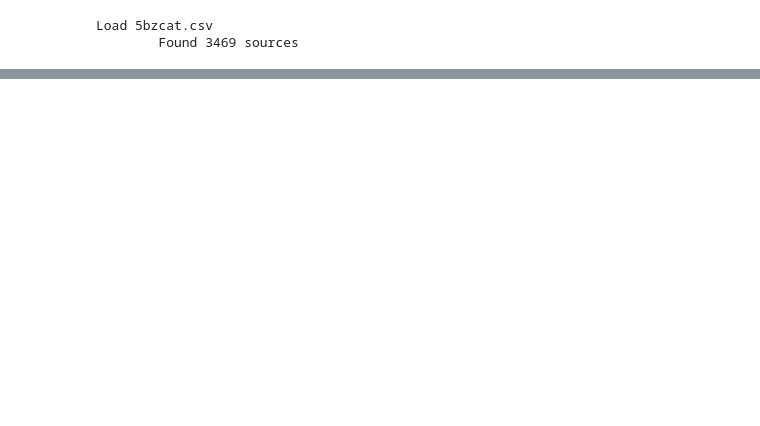
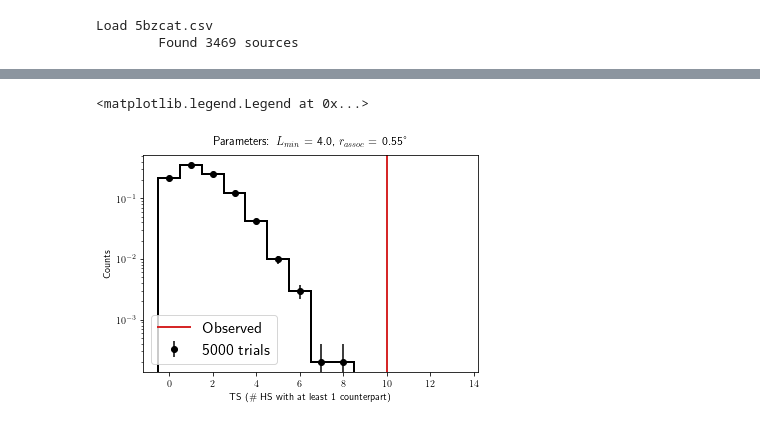
Before and after one commit to chiarabellenghi/Correlation_Analysis, a Jupyter notebook: notebooks/Run_trials.ipynb, the cells around one changed output, grey strips where cells are left out. Drawn from its saved outputs; the diff is of its cells as text; code cells hidden in the pictures; blank space fills up the shorter version.

```diff
--- a/notebooks/Run_trials.ipynb
+++ b/notebooks/Run_trials.ipynb
@@ -75,23 +77,25 @@ After the cut(s), 19 hotspots will be analysed.
 # %%
+observed_ts = 10
+
 fig,ax = plt.subplots(figsize=(6,4))
 
 counts, bins = np.histogram(trials, bins=np.arange(0,15))
 binc = 0.5 * (bins[1:] + bins[:-1])-.5
 counts_norm = counts/np.sum(counts)
 ax.errorbar(binc, counts_norm, yerr=[np.sqrt(counts)/np.sum(counts),np.sqrt(counts)/np.sum(counts)],
              fmt="o", color="k", zorder=10,
              label=f"{trials.size} trials"
             )
 ax.hist(binc, bins-.5, weights=counts_norm, histtype='step', color='k', lw=2)
 ax.axvline(observed_ts, color="tab:red", label="Observed", lw=2)
 
 ax.set_yscale('log')
-# ax.set_ylim(1e-5,)
-# ax.set_xlim(0,10)
 
-
-ax.set_title(f"Parameters: $L_{{min}}$ = {L}, $r_{{assoc}}$ = {r}°", pad=10)
+ax.set_title(f"Parameters: $L_{{min}}$ = {C.logpVal_thr}, $r_{{assoc}}$ = {sigma}°", pad=10)
 ax.set_xlabel("TS (\# HS with at least 1 counterpart)")
 ax.set_ylabel("Counts")
 
 ax.legend(frameon=True, fontsize=16)
+# %% [output]
+<matplotlib.legend.Legend at 0x...>
+[figure, added]
```
Also changed, not shown: parts of 2 cells of this notebook, 2 other files.
